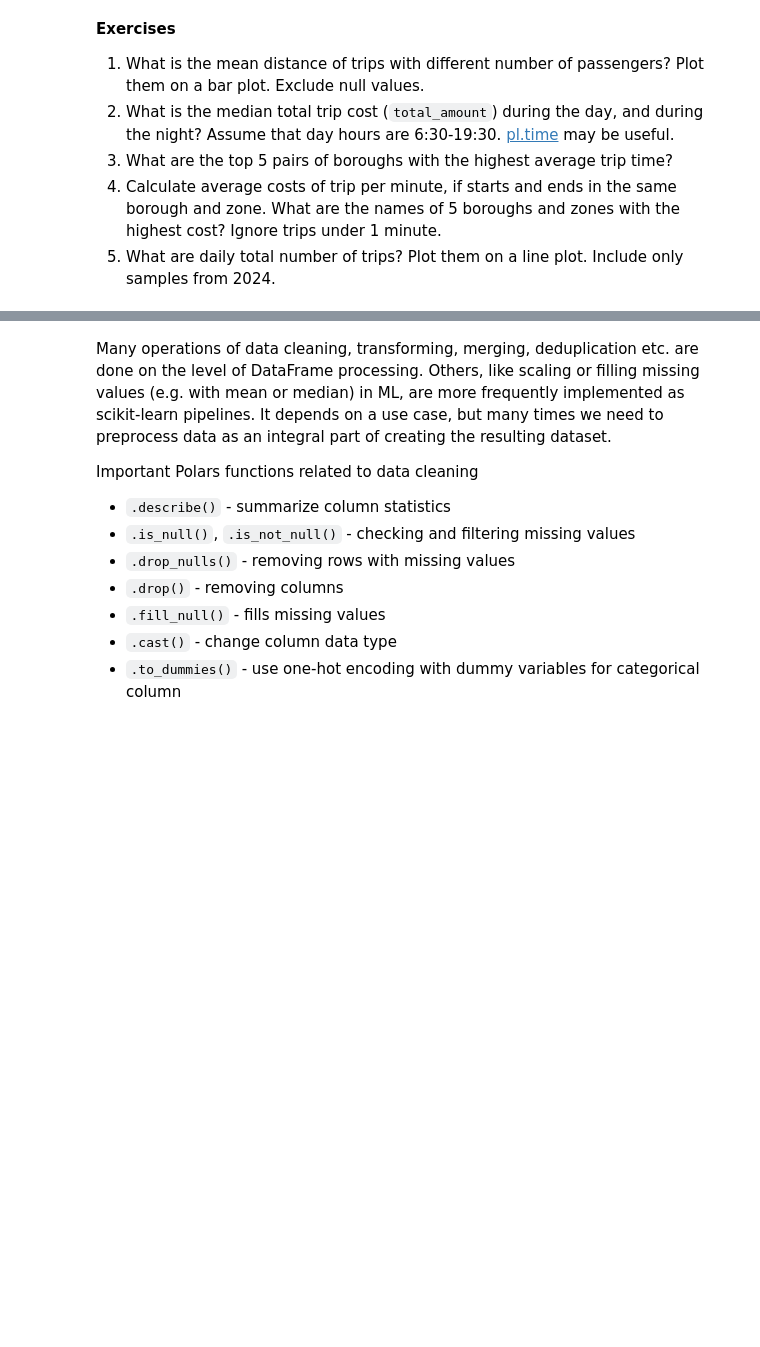
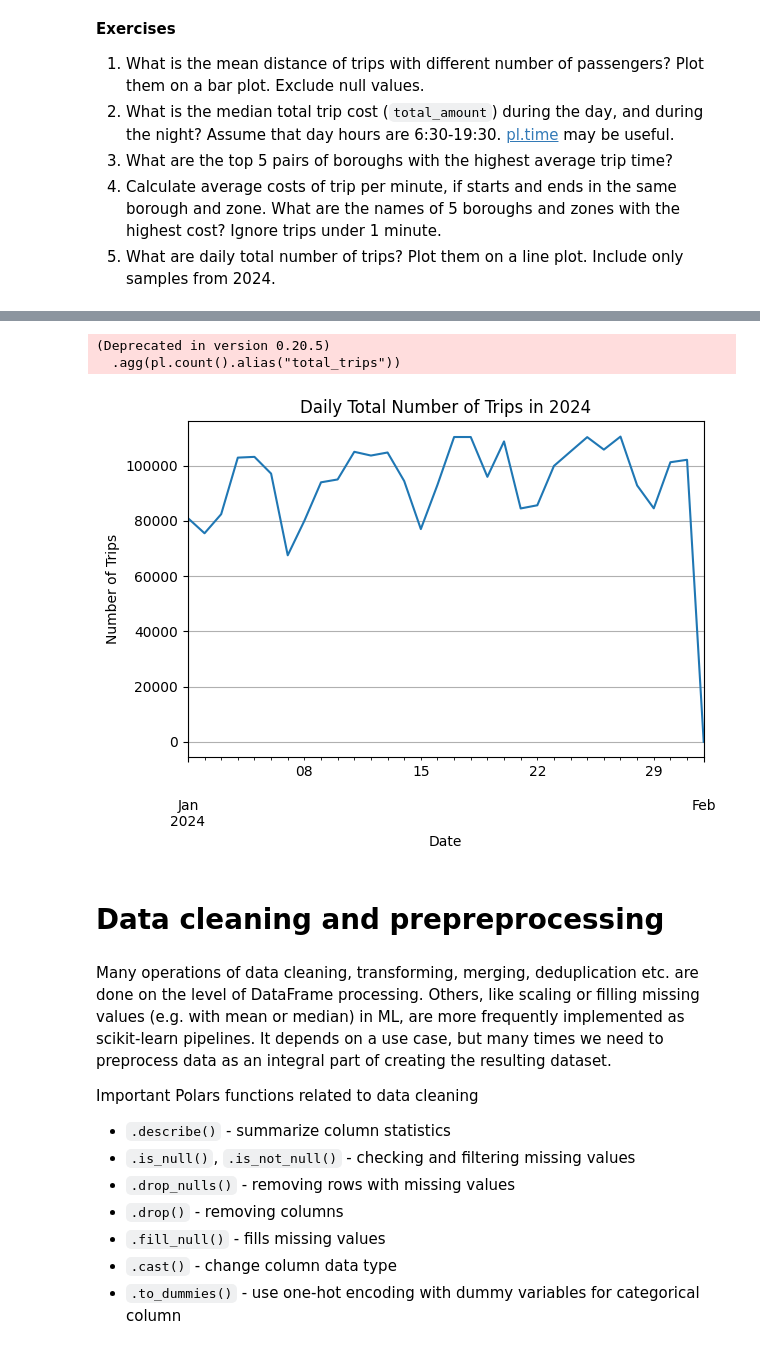
Before and after one commit to wozniakos10/MLOps, a Jupyter notebook: lab03/laboratory/notebook_polars.ipynb, the cells around one changed output, grey strips where cells are left out. Cells and saved outputs as stored; diff of their text form; code cells hidden in the pictures; blank space fills up the shorter version.

```diff
--- a/lab03/laboratory/notebook_polars.ipynb
+++ b/lab03/laboratory/notebook_polars.ipynb
@@ -619,3 +709,31 @@ df_daily_avg_trip_times
+# %%
+# 5. What are daily total number of trips? Plot them on a line plot. Include only samples from 2024.
+daily_trips_2024 = (
+    df.filter(pl.col("tpep_pickup_datetime").dt.year() == 2024)
+    .with_columns(pl.col("tpep_pickup_datetime").dt.date().alias("date"))
+    .group_by("date")
+    .agg(pl.count().alias("total_trips"))
+    .sort("date")
+)
+
+# Plot the results
+daily_trips_2024.to_pandas().plot.line(
+    x="date",
+    y="total_trips",
+    title="Daily Total Number of Trips in 2024",
+    xlabel="Date",
+    ylabel="Number of Trips",
+    grid=True,
+    legend=False,
+)
+plt.tight_layout()
+plt.show()
+# %% [output]
+(Deprecated in version 0.20.5)
+  .agg(pl.count().alias("total_trips"))
+[figure, added]
+# %% [markdown]
+# Data cleaning and prepreprocessing
 # %% [markdown]
 Many operations of data cleaning, transforming, merging, deduplication etc. are done on the level of DataFrame processing. Others, like scaling or filling missing values (e.g. with mean or median) in ML, are more frequently implemented as scikit-learn pipelines. It depends on a use case, but many times we need to preprocess data as an integral part of creating the resulting dataset.
 
```
Also changed, not shown: parts of 29 cells of this notebook.
